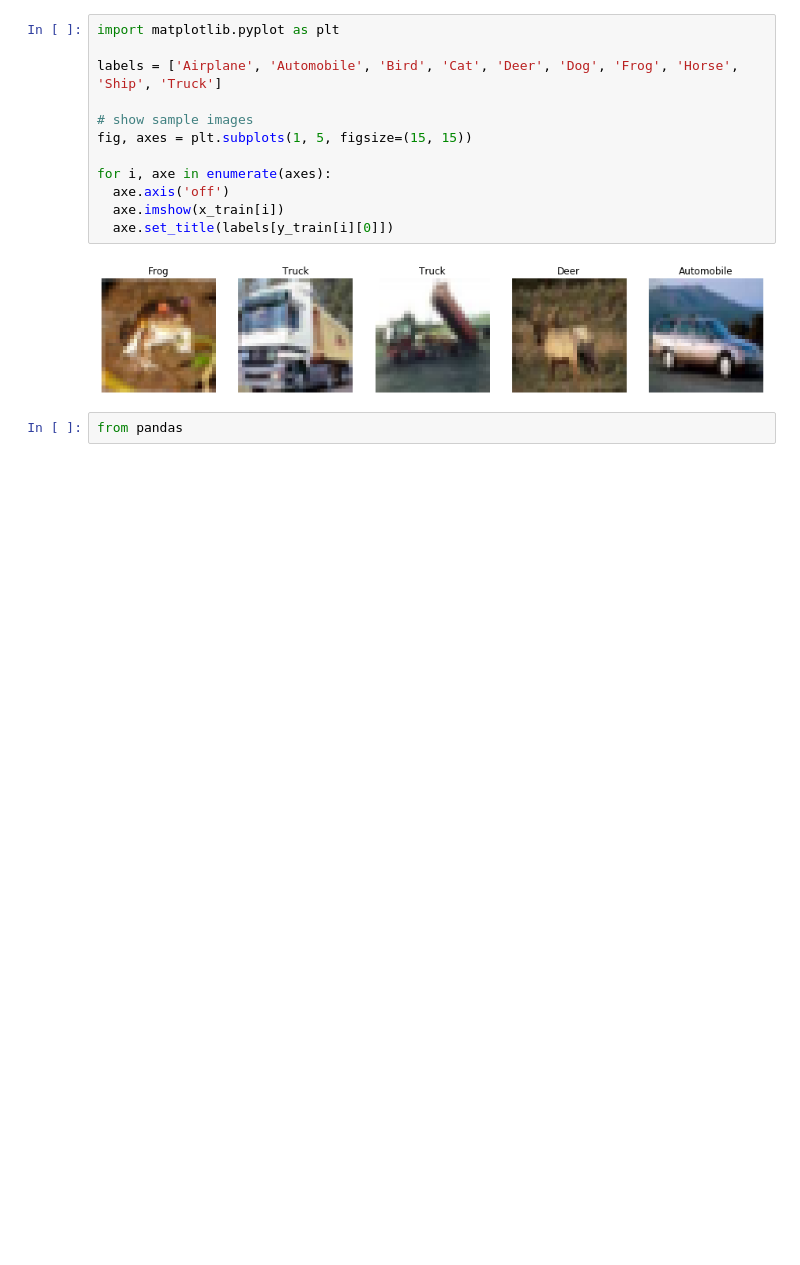
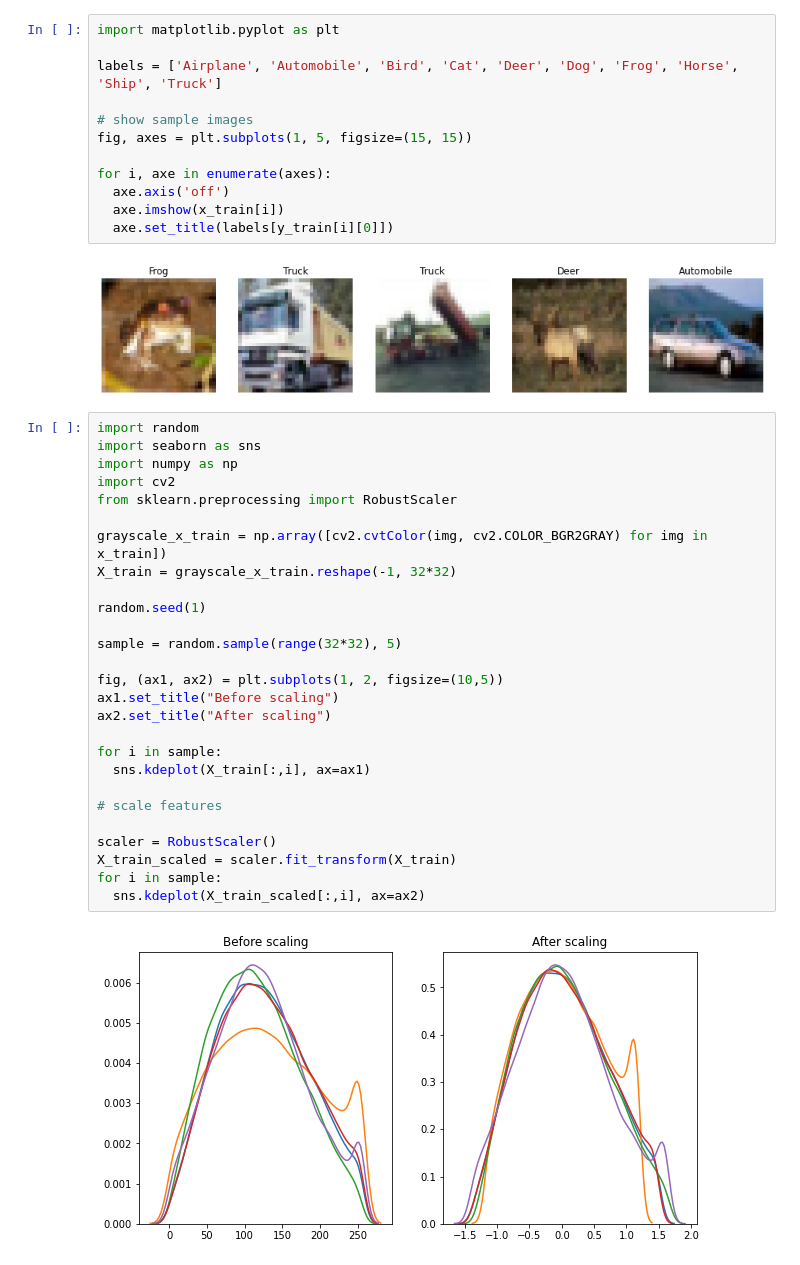
Before and after one commit to ngoctint1lvc/data-mining, a Jupyter notebook: train-cnn.ipynb, the cells around one changed output. Cells and saved outputs as stored; diff of their text form; blank space fills up the shorter version.

```diff
--- a/train-cnn.ipynb
+++ b/train-cnn.ipynb
@@ -33,5 +33,32 @@ for i, axe in enumerate(axes):
   axe.set_title(labels[y_train[i][0]])
 # %% [output]
 [figure]
-# %%
-from pandas
+# %%
+import random
+import seaborn as sns
+import numpy as np
+import cv2
+from sklearn.preprocessing import RobustScaler
+
+grayscale_x_train = np.array([cv2.cvtColor(img, cv2.COLOR_BGR2GRAY) for img in x_train])
+X_train = grayscale_x_train.reshape(-1, 32*32)
+
+random.seed(1)
+
+sample = random.sample(range(32*32), 5)
+
+fig, (ax1, ax2) = plt.subplots(1, 2, figsize=(10,5))
+ax1.set_title("Before scaling")
+ax2.set_title("After scaling")
+
+for i in sample:
+  sns.kdeplot(X_train[:,i], ax=ax1)
+
+# scale features
+
+scaler = RobustScaler()
+X_train_scaled = scaler.fit_transform(X_train)
+for i in sample:
+  sns.kdeplot(X_train_scaled[:,i], ax=ax2)
+# %% [output]
+[figure, added]
```
Also changed, not shown: 1 other file.
